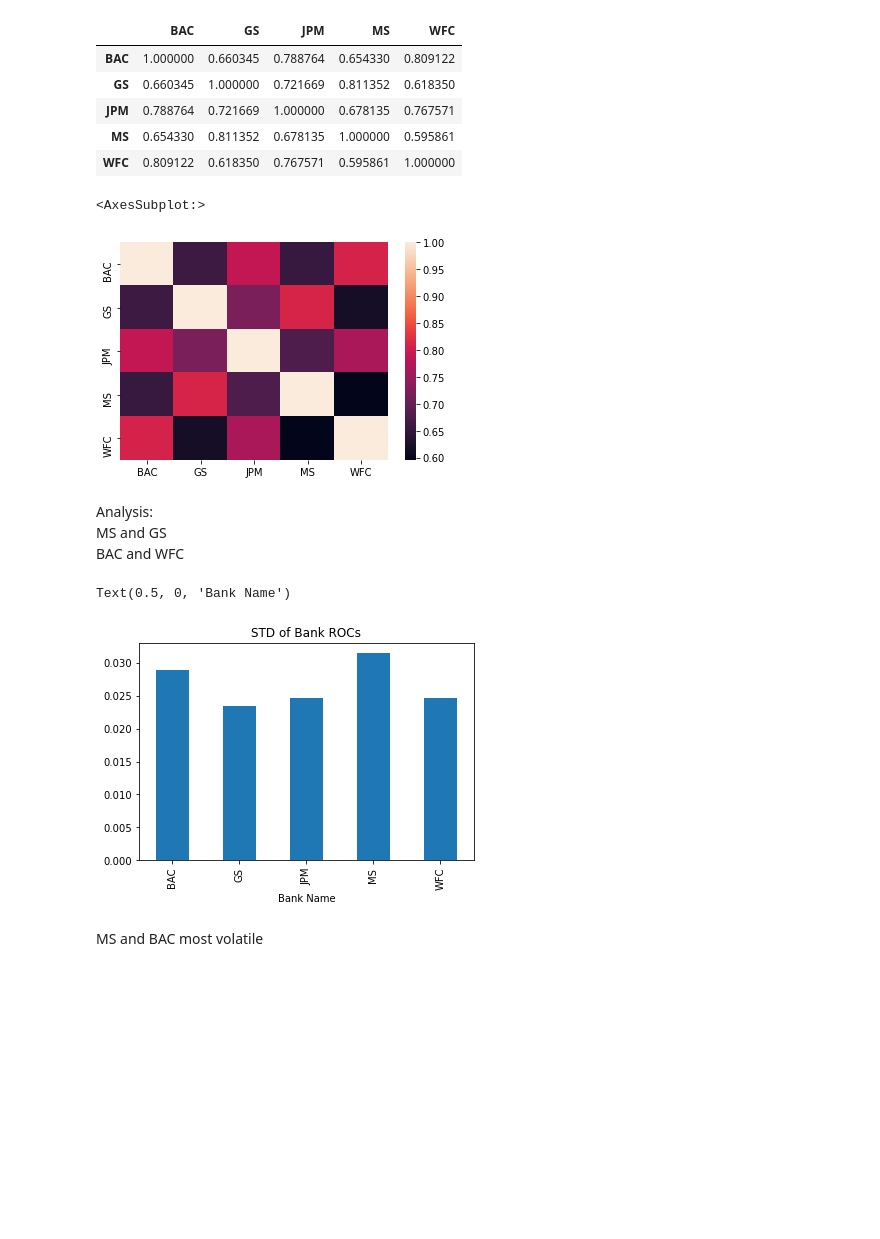
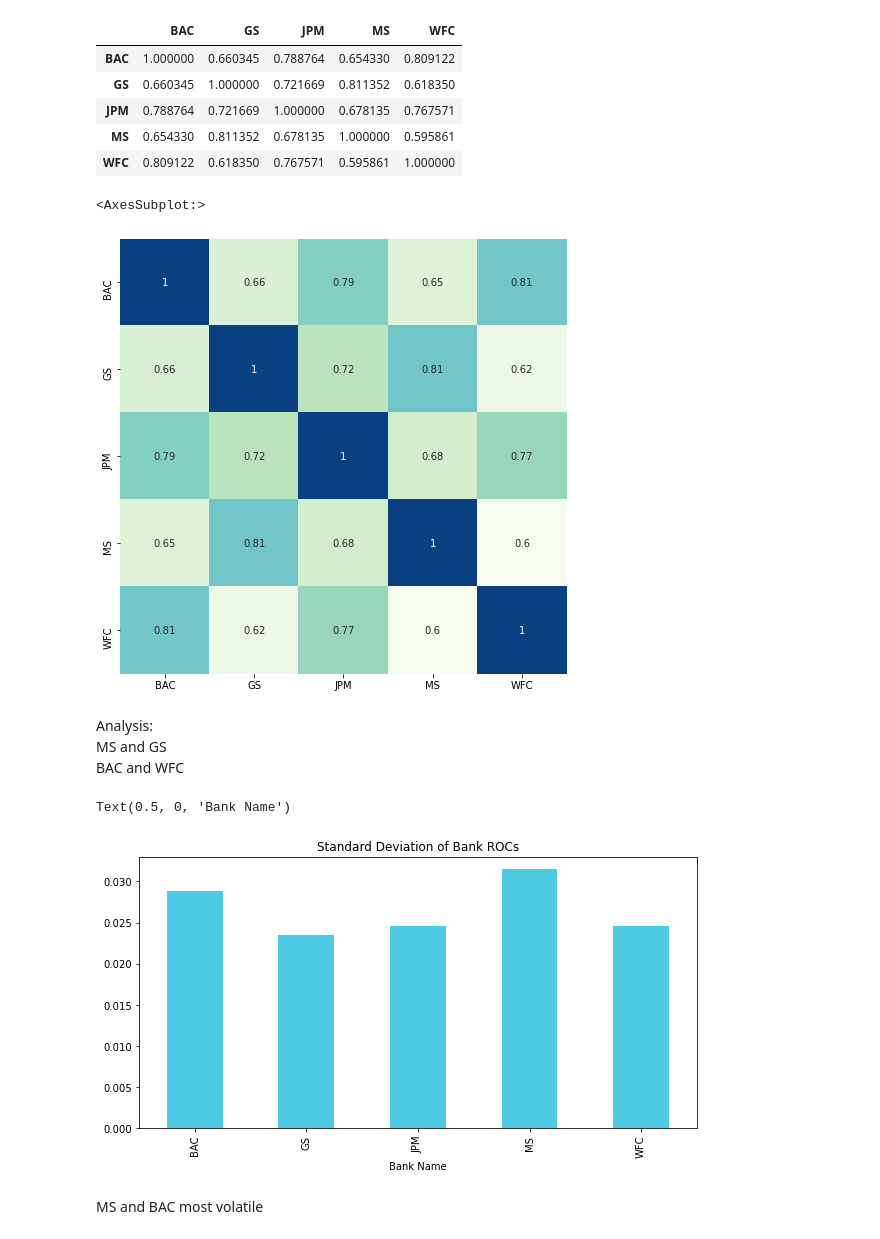
Before and after one commit to illeanz/w1challenge, a Jupyter notebook: w1 data challenge.ipynb, the cells around one changed output. Drawn from its saved outputs; the diff is of its cells as text; code cells hidden in the pictures; blank space fills up the shorter version.

Commit message:
changed some colors

```diff
--- a/w1 data challenge.ipynb
+++ b/w1 data challenge.ipynb
@@ -121,20 +121,22 @@ data_roc.corr()
 | WFC | 0.809122 | 0.618350 | 0.767571 | 0.595861 | 1.000000 |
 # %%
 import seaborn as sns
-sns.heatmap(data_roc.corr())
+plt.figure(figsize=(8,8))
+sns.heatmap(data_roc.corr(), cmap="GnBu", annot=True, cbar=False)
 # %% [output]
 <AxesSubplot:>
-[figure, old version]
+[figure, new version]
 # %% [markdown]
 Analysis:
 MS and GS
 BAC and WFC
 # %%
-data_roc.std().plot(kind="bar")
-plt.title("STD of Bank ROCs")
+plt.figure(figsize=(10,5))
+data_roc.std().plot(kind="bar", color="#4ecae2")
+plt.title("Standard Deviation of Bank ROCs")
 plt.xlabel("Bank Name")
 # %% [output]
 Text(0.5, 0, 'Bank Name')
-[figure, old version]
+[figure, new version]
 # %% [markdown]
 MS and BAC most volatile
```
